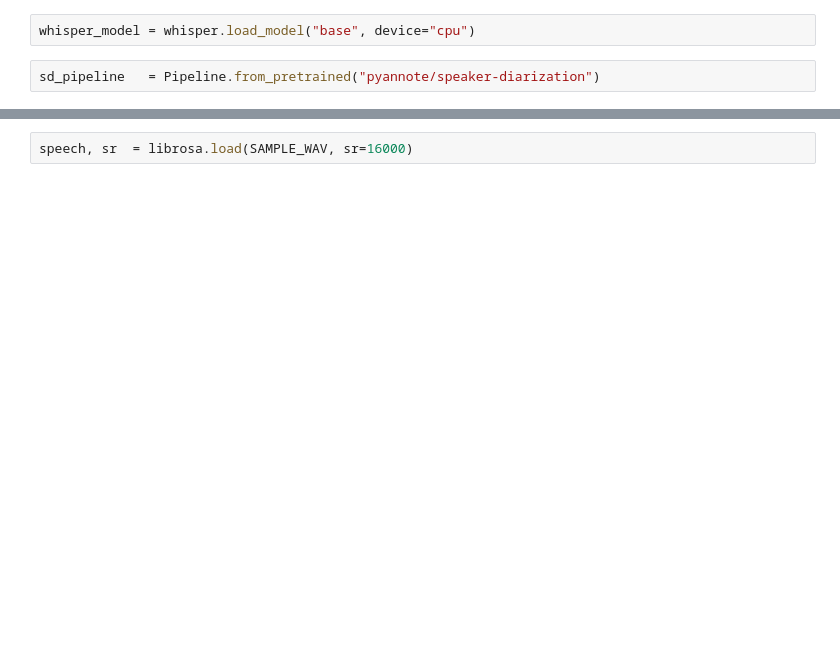
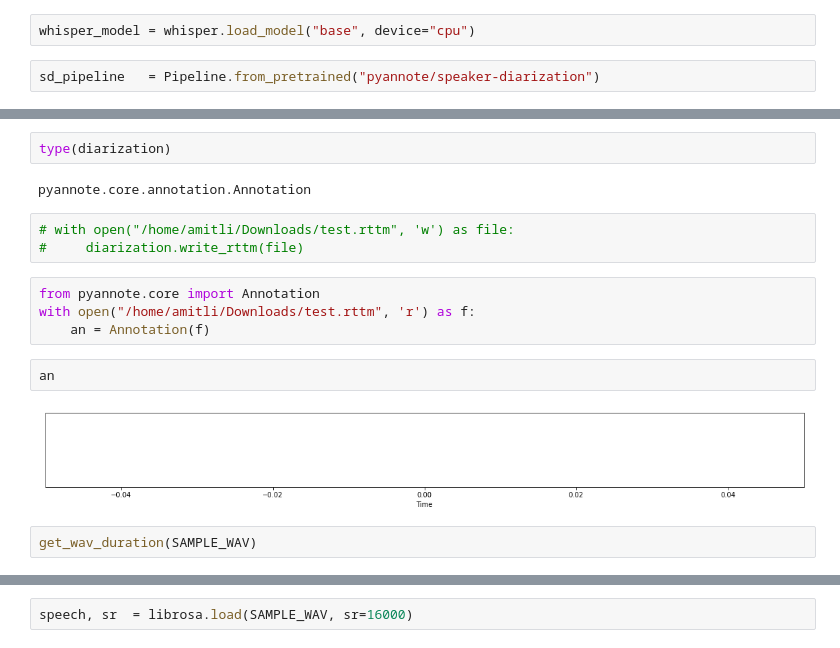
Before and after one commit to amitliron/Voice, a Jupyter notebook: Simulator.ipynb, the cells around one changed output, grey strips where cells are left out. Cells and saved outputs as stored; diff of their text form; blank space fills up the shorter version.

```diff
--- a/Simulator.ipynb
+++ b/Simulator.ipynb
@@ -78,2 +87,19 @@ Wall time: 23.3 s
+# %%
+type(diarization)
+# %% [output]
+pyannote.core.annotation.Annotation
+# %%
+# with open("/home/amitli/Downloads/test.rttm", 'w') as file:
+#     diarization.write_rttm(file)
+# %%
+from pyannote.core import Annotation
+with open("/home/amitli/Downloads/test.rttm", 'r') as f:
+    an = Annotation(f)
+# %%
+an
+# %% [output]
+[figure, added]
+# %%
+get_wav_duration(SAMPLE_WAV)
 # %%
 diarization
```
Also changed, not shown: parts of 16 cells of this notebook, 4 other files.
